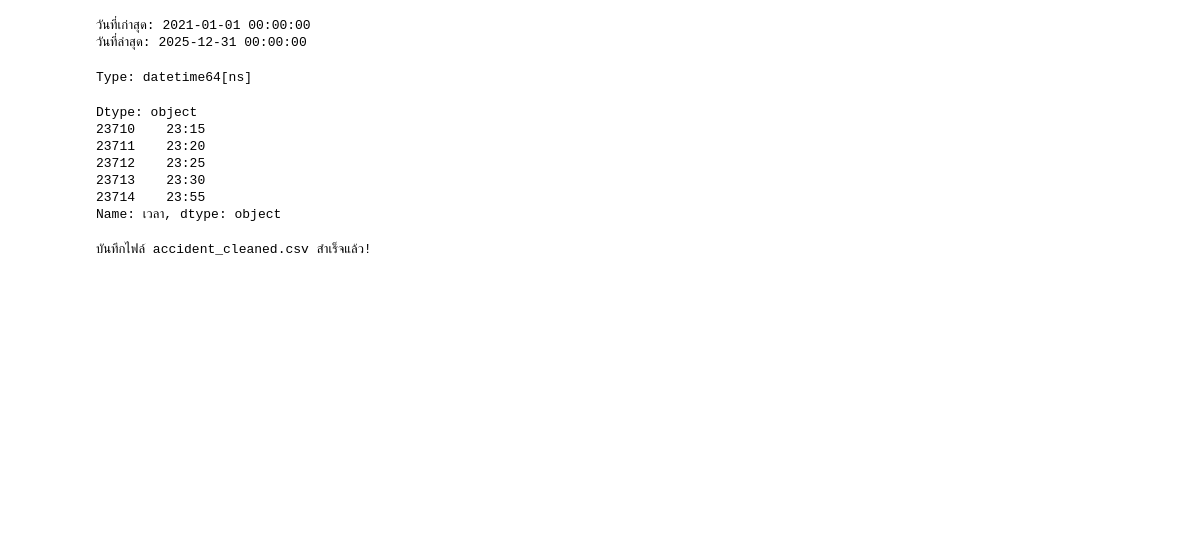
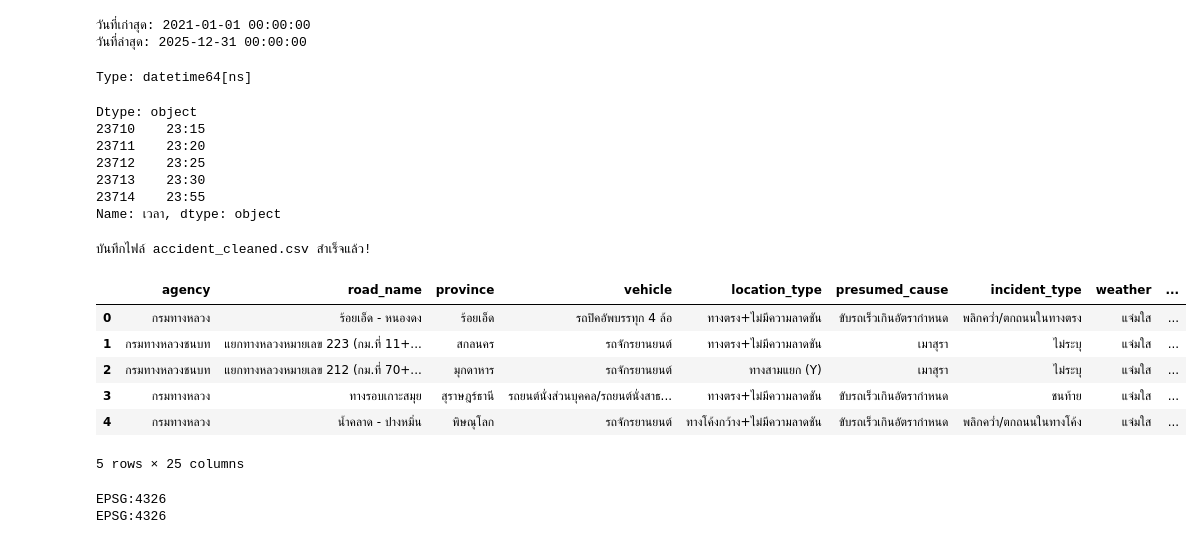
Before and after one commit to freshy17/accident-prediction-risk-analysis, a Jupyter notebook: data_pipeline/clean_data.ipynb, the cells around one changed output. Cells and saved outputs as stored; diff of their text form; code cells hidden in the pictures; blank space fills up the shorter version.

```diff
--- a/data_pipeline/clean_data.ipynb
+++ b/data_pipeline/clean_data.ipynb
@@ -464,0 +469,11 @@ print("บันทึกไฟล์ accident_cleaned.csv สำเร็จแ
+# %%
+df1 = pd.read_csv('new_accident.csv')
+df1.head(5)
+# %% [output]
+|  | agency | road_name | province | vehicle | location_type | presumed_cause | incident_type | weather | ... |
+| 0 | กรมทางหลวง | ร้อยเอ็ด - หนองดง | ร้อยเอ็ด | รถปิคอัพบรรทุก 4 ล้อ | ทางตรง+ไม่มีความลาดชัน | ขับรถเร็วเกินอัตรากำหนด | พลิกคว่ำ/ตกถนนในทางตรง | แจ่มใส | ... |
+| 1 | กรมทางหลวงชนบท | แยกทางหลวงหมายเลข 223 (กม.ที่ 11+... | สกลนคร | รถจักรยานยนต์ | ทางตรง+ไม่มีความลาดชัน | เมาสุรา | ไม่ระบุ | แจ่มใส | ... |
+| 2 | กรมทางหลวงชนบท | แยกทางหลวงหมายเลข 212 (กม.ที่ 70+... | มุกดาหาร | รถจักรยานยนต์ | ทางสามแยก (Y) | เมาสุรา | ไม่ระบุ | แจ่มใส | ... |
+| 3 | กรมทางหลวง | ทางรอบเกาะสมุย | สุราษฎร์ธานี | รถยนต์นั่งส่วนบุคคล/รถยนต์นั่งสาธ... | ทางตรง+ไม่มีความลาดชัน | ขับรถเร็วเกินอัตรากำหนด | ชนท้าย | แจ่มใส | ... |
+| 4 | กรมทางหลวง | น้ำคลาด - ปางหมิ่น | พิษณุโลก | รถจักรยานยนต์ | ทางโค้งกว้าง+ไม่มีความลาดชัน | ขับรถเร็วเกินอัตรากำหนด | พลิกคว่ำ/ตกถนนในทางโค้ง | แจ่มใส | ... |
+5 rows × 25 columns
@@ -464,0 +491,6 @@ print("บันทึกไฟล์ accident_cleaned.csv สำเร็จแ
+# %%
+print(points.crs)
+print(tambon.crs)
+# %% [output]
+EPSG:4326
+EPSG:4326
```
Also changed, not shown: parts of 59 cells of this notebook, 17 other files.
